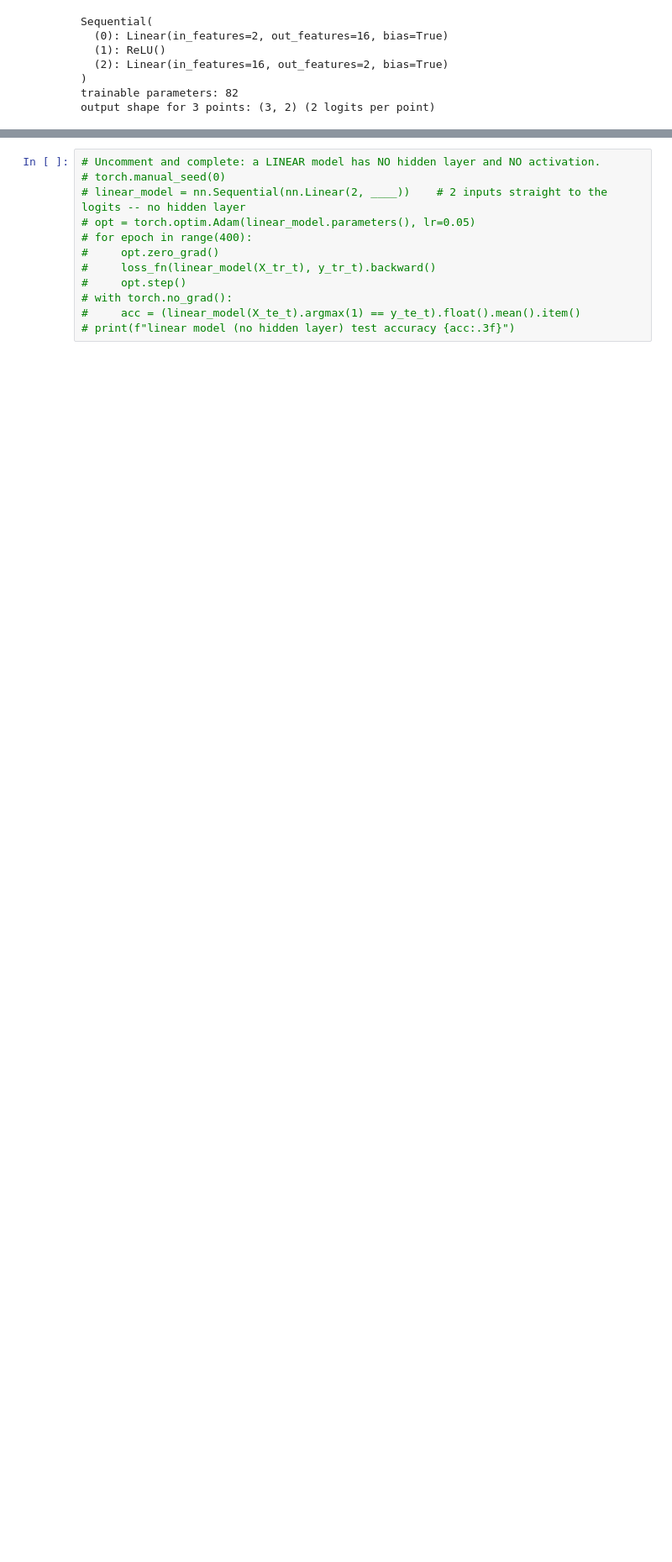
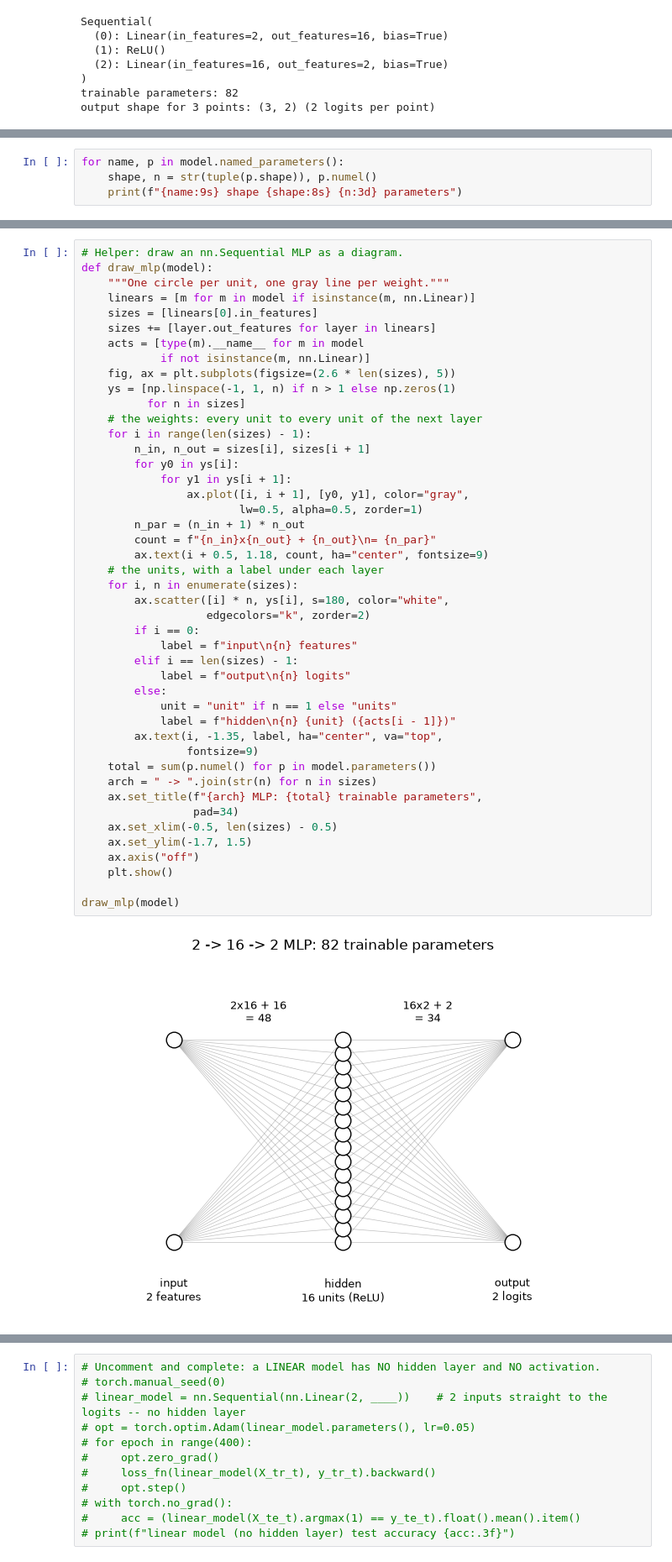
Before and after one commit to devomh/cdat4011-2026, a Jupyter notebook: u05_deep_learning/l15_lab_multilayer_perceptron.ipynb, the cells around one changed output, grey strips where cells are left out. Shown at 84% size. Drawn from its saved outputs; the diff is of its cells as text; blank space fills up the shorter version.

```diff
--- a/u05_deep_learning/l15_lab_multilayer_perceptron.ipynb
+++ b/u05_deep_learning/l15_lab_multilayer_perceptron.ipynb
@@ -92,0 +107,4 @@ output shape for 3 points: (3, 2) (2 logits per point)
+# %%
+for name, p in model.named_parameters():
+    shape, n = str(tuple(p.shape)), p.numel()
+    print(f"{name:9s} shape {shape:8s} {n:3d} parameters")
@@ -92,0 +138,47 @@ output shape for 3 points: (3, 2) (2 logits per point)
+# %%
+# Helper: draw an nn.Sequential MLP as a diagram.
+def draw_mlp(model):
+    """One circle per unit, one gray line per weight."""
+    linears = [m for m in model if isinstance(m, nn.Linear)]
+    sizes = [linears[0].in_features]
+    sizes += [layer.out_features for layer in linears]
+    acts = [type(m).__name__ for m in model
+            if not isinstance(m, nn.Linear)]
+    fig, ax = plt.subplots(figsize=(2.6 * len(sizes), 5))
+    ys = [np.linspace(-1, 1, n) if n > 1 else np.zeros(1)
+          for n in sizes]
+    # the weights: every unit to every unit of the next layer
+    for i in range(len(sizes) - 1):
+        n_in, n_out = sizes[i], sizes[i + 1]
+        for y0 in ys[i]:
+            for y1 in ys[i + 1]:
+                ax.plot([i, i + 1], [y0, y1], color="gray",
+                        lw=0.5, alpha=0.5, zorder=1)
+        n_par = (n_in + 1) * n_out
+        count = f"{n_in}x{n_out} + {n_out}\n= {n_par}"
+        ax.text(i + 0.5, 1.18, count, ha="center", fontsize=9)
+    # the units, with a label under each layer
+    for i, n in enumerate(sizes):
+        ax.scatter([i] * n, ys[i], s=180, color="white",
+                   edgecolors="k", zorder=2)
+        if i == 0:
+            label = f"input\n{n} features"
+        elif i == len(sizes) - 1:
+            label = f"output\n{n} logits"
+        else:
+            unit = "unit" if n == 1 else "units"
+            label = f"hidden\n{n} {unit} ({acts[i - 1]})"
+        ax.text(i, -1.35, label, ha="center", va="top",
+                fontsize=9)
+    total = sum(p.numel() for p in model.parameters())
+    arch = " -> ".join(str(n) for n in sizes)
+    ax.set_title(f"{arch} MLP: {total} trainable parameters",
+                 pad=34)
+    ax.set_xlim(-0.5, len(sizes) - 0.5)
+    ax.set_ylim(-1.7, 1.5)
+    ax.axis("off")
+    plt.show()
+
+draw_mlp(model)
+# %% [output]
+[figure, added]
```
Also changed, not shown: parts of 22 cells of this notebook, 2 other files.
